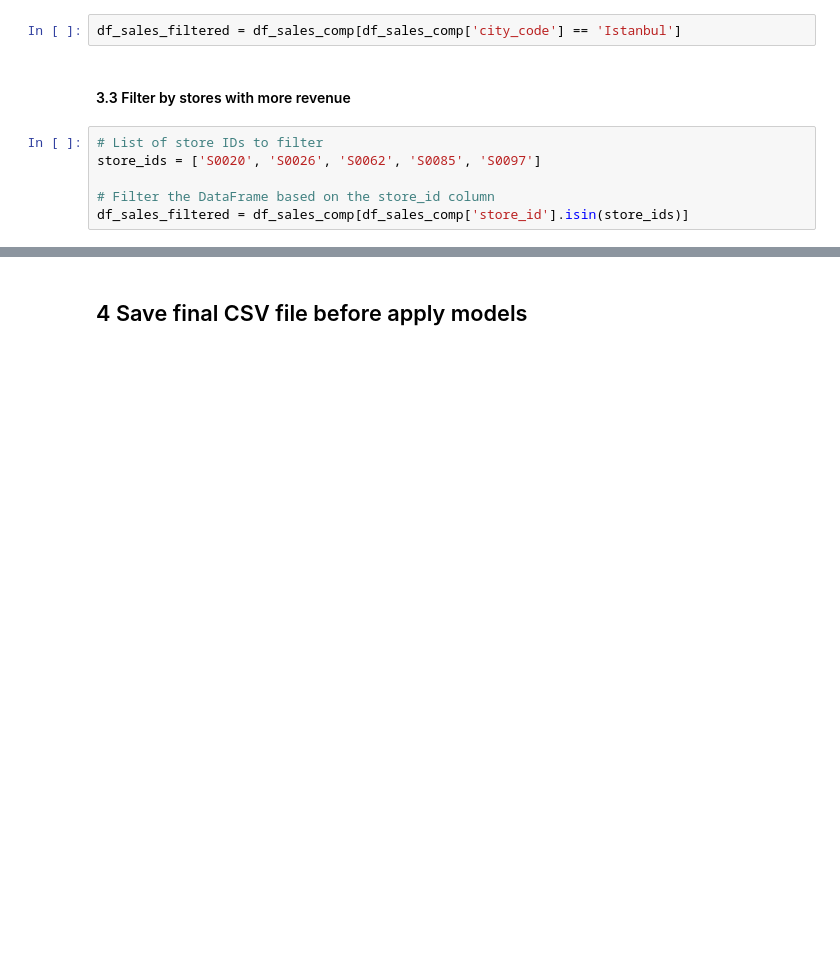
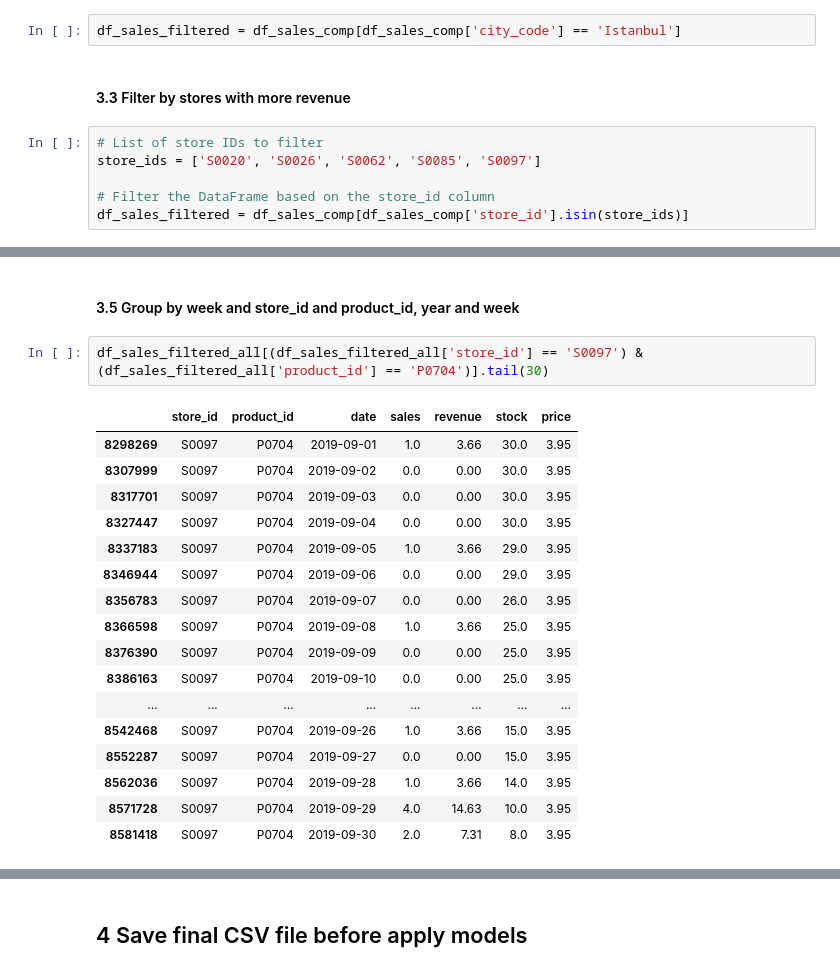
Before and after one commit to yurimfreitas/ProjectII, a Jupyter notebook: 4-DataTransforming.ipynb, the cells around one changed output, grey strips where cells are left out. Cells and saved outputs as stored; diff of their text form; blank space fills up the shorter version.

```diff
--- a/4-DataTransforming.ipynb
+++ b/4-DataTransforming.ipynb
@@ -212,0 +225,22 @@ memory usage: 305.9+ MB
+# %% [markdown]
+#### 3.5 Group by week and store_id and product_id, year and week
+# %%
+df_sales_filtered_all[(df_sales_filtered_all['store_id'] == 'S0097') & (df_sales_filtered_all['product_id'] == 'P0704')].tail(30)
+# %% [output]
+|  | store_id | product_id | date | sales | revenue | stock | price |
+| 8298269 | S0097 | P0704 | 2019-09-01 | 1.0 | 3.66 | 30.0 | 3.95 |
+| 8307999 | S0097 | P0704 | 2019-09-02 | 0.0 | 0.00 | 30.0 | 3.95 |
+| 8317701 | S0097 | P0704 | 2019-09-03 | 0.0 | 0.00 | 30.0 | 3.95 |
+| 8327447 | S0097 | P0704 | 2019-09-04 | 0.0 | 0.00 | 30.0 | 3.95 |
+| 8337183 | S0097 | P0704 | 2019-09-05 | 1.0 | 3.66 | 29.0 | 3.95 |
+| 8346944 | S0097 | P0704 | 2019-09-06 | 0.0 | 0.00 | 29.0 | 3.95 |
+| 8356783 | S0097 | P0704 | 2019-09-07 | 0.0 | 0.00 | 26.0 | 3.95 |
+| 8366598 | S0097 | P0704 | 2019-09-08 | 1.0 | 3.66 | 25.0 | 3.95 |
+| 8376390 | S0097 | P0704 | 2019-09-09 | 0.0 | 0.00 | 25.0 | 3.95 |
+| 8386163 | S0097 | P0704 | 2019-09-10 | 0.0 | 0.00 | 25.0 | 3.95 |
+| ... | ... | ... | ... | ... | ... | ... | ... |
+| 8542468 | S0097 | P0704 | 2019-09-26 | 1.0 | 3.66 | 15.0 | 3.95 |
+| 8552287 | S0097 | P0704 | 2019-09-27 | 0.0 | 0.00 | 15.0 | 3.95 |
+| 8562036 | S0097 | P0704 | 2019-09-28 | 1.0 | 3.66 | 14.0 | 3.95 |
+| 8571728 | S0097 | P0704 | 2019-09-29 | 4.0 | 14.63 | 10.0 | 3.95 |
+| 8581418 | S0097 | P0704 | 2019-09-30 | 2.0 | 7.31 | 8.0 | 3.95 |
```
Also changed, not shown: parts of 11 cells of this notebook, 4 other files.
